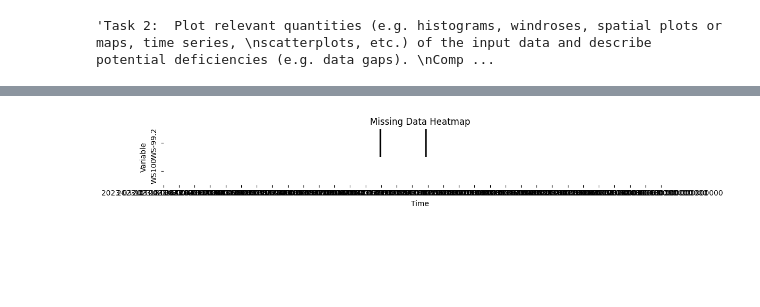
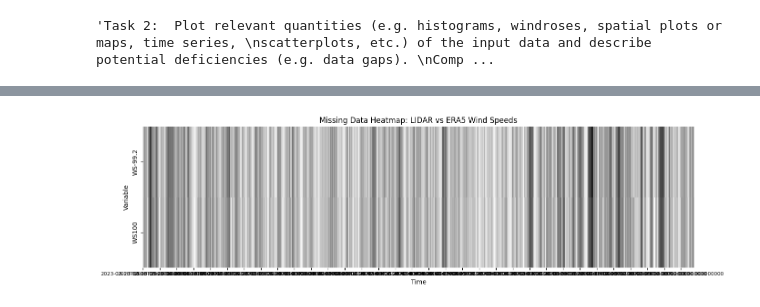
Before and after one commit to Nuwa13/Project_Python_Programming_in_Energy_Science, a Jupyter notebook: Task_2.ipynb, the cells around one changed output, grey strips where cells are left out. Cells and saved outputs as stored; diff of their text form; code cells hidden in the pictures; blank space fills up the shorter version.

```diff
--- a/Task_2.ipynb
+++ b/Task_2.ipynb
@@ -116,27 +116,37 @@ Pearson Correlation between LIDAR and ERA5 Wind Speeds: 0.961
 # %%
-import matplotlib.dates as mdates
+## second attempt
+import seaborn as sns
+import matplotlib.pyplot as plt
 
-plt.figure(figsize=(12, 2))
+# Extract the relevant columns and check for NaNs
+#missing_data = data_overlap[['WS-99.2', 'WS100']].isna()
+# Keep rows where at least one of the columns is NOT NaN
+partial_data = data_overlap[['WS-99.2', 'WS100']].dropna(how='any') #or use how='all' -> what's the difference?
+missing_data=partial_data
 
-# Restrict to needed columns and drop completely missing rows
-cols = ['WS-99.2', 'WS100']
-missing_data = data_overlap[cols].isna()
+# Ensure the index is datetime, and format it for better readability
+missing_data.index = pd.to_datetime(missing_data.index)
 
-# Transpose for horizontal view
-sns.heatmap(
-    missing_data.T,  # Transpose for horizontal layout
-    cbar=False,
-    cmap='gray_r',
-    xticklabels=200  # Reduce number of tick labels for clarity
+# Plot missing data heatmap
+plt.figure(figsize=(14, 4))
+
+# Use seaborn to plot
+ax = sns.heatmap(
+    missing_data.T,           # Transpose so that variables are on the y-axis
+    cmap='gray_r',            # White = missing, black = not missing
+    cbar=False,               # Remove colorbar for simplicity
+    xticklabels=200           # Show fewer x-ticks for readability
 )
 
-plt.title("Missing Data Heatmap")
+# Titles and labels
+plt.title("Missing Data Heatmap: LIDAR vs ERA5 Wind Speeds")
 plt.xlabel("Time")
 plt.ylabel("Variable")
 
-# Optional: format x-axis ticks as dates
-plt.xticks(rotation=0)
+# Optional: rotate and format time axis for better display
+ax.set_xticklabels(ax.get_xticklabels(), rotation=0, fontsize=8)
+
 plt.tight_layout()
 plt.show()
 # %% [output]
-[figure, old version]
+[figure, new version]
```
Also changed, not shown: parts of 1 cell of this notebook.
